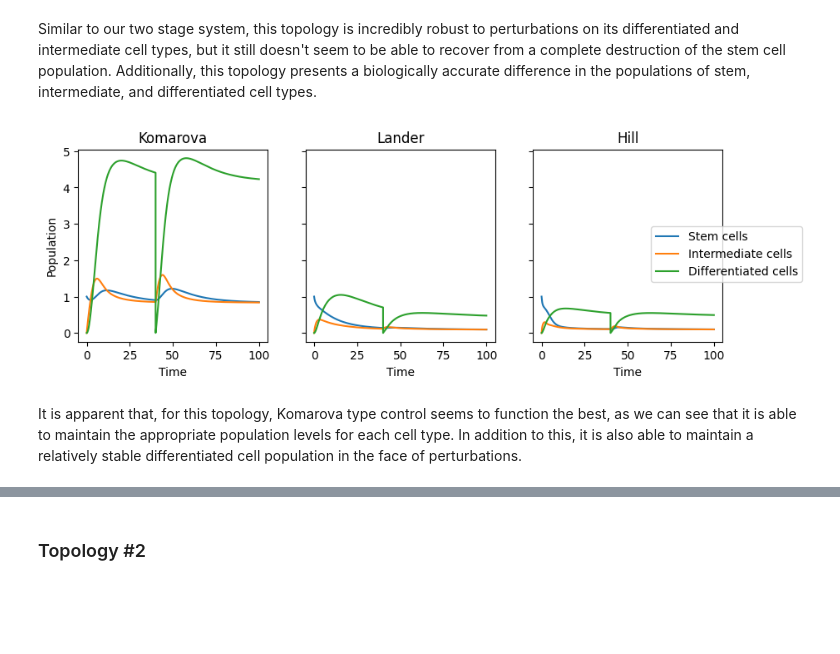
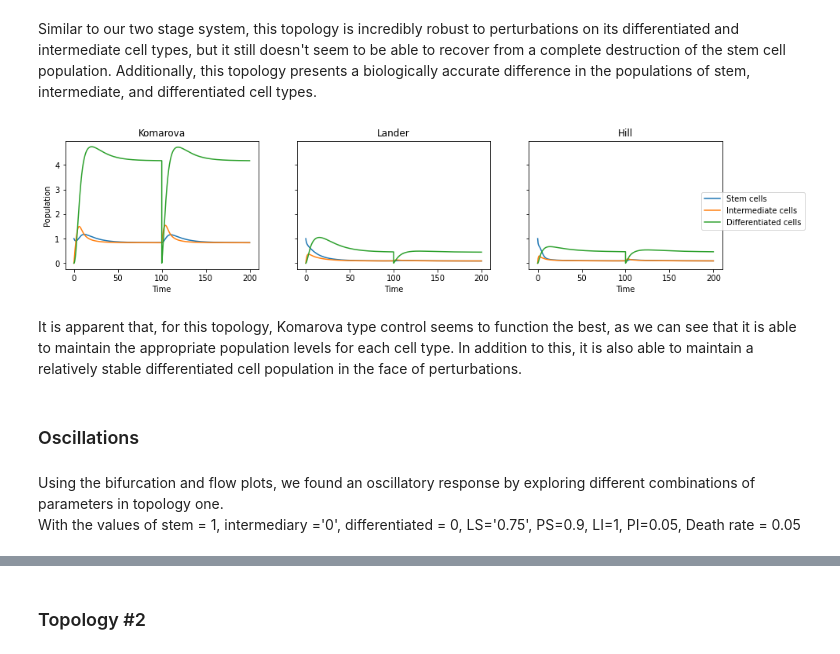
Before and after one commit to GJSeverino/Cell-Lineages, a Jupyter notebook: Nanohub_project.ipynb, the cells around one changed output, grey strips where cells are left out. Cells and saved outputs as stored; diff of their text form; code cells hidden in the pictures; blank space fills up the shorter version.

```diff
--- a/Nanohub_project.ipynb
+++ b/Nanohub_project.ipynb
@@ -822,27 +881,27 @@ Komarova = twoCompartmentModel(
   STEM='10', DIFF='0',
   L='0.5',P='0.5',D='0.1',
   Control=[inhib['komarova']('DIFF','5'), excite['komarova']('STEM','5'), '1'],
-  Events=['at time > 50: DIFF = 0'])
+  Events=['at time > 175: DIFF = 0'])
 Lander = twoCompartmentModel(
   STEM='10', DIFF='0',
   L='0.5',P='0.5',D='0.1',
   Control=[inhib['lander']('DIFF','5'), excite['lander']('STEM','5'), '1'],
-  Events=['at time > 50: DIFF = 0'])
+  Events=['at time > 175: DIFF = 0'])
 Hill = twoCompartmentModel(
   STEM='10', DIFF='0',
   L='0.5',P='0.5',D='0.1',
   Control=[inhib['hill']('DIFF','5','2'), excite['hill']('STEM','5','2'), '1'],
-  Events=['at time > 50: DIFF = 0'])
+  Events=['at time > 175: DIFF = 0'])
 
 r = te.loada(Komarova)
-s1 = r.simulate(0, 100, 10000,['STEM','DIFF'])
+s1 = r.simulate(0, 350, 10000,['STEM','DIFF'])
 r = te.loada(Lander)
-s2 = r.simulate(0, 100, 10000,['STEM','DIFF'])
+s2 = r.simulate(0, 350, 10000,['STEM','DIFF'])
 r = te.loada(Hill)
-s3 = r.simulate(0, 100, 10000,['STEM','DIFF'])
+s3 = r.simulate(0, 350, 10000,['STEM','DIFF'])
 
-time = np.arange(0, 100, 0.01)
-fig, (ax1, ax2, ax3) = plt.subplots(1, 3,figsize=(10,3), sharex=True, sharey=True)
+time = np.arange(0, 350, 0.035)
+fig, (ax1, ax2, ax3) = plt.subplots(1, 3,figsize=(15,3), sharex=True, sharey=True)
 ax1.plot(time, s1)
 ax1.set_title('Komarova Control')
 ax1.set_xlabel('Time')
@@ -942,46 +1014,51 @@ plt.show()
 # %% [markdown]
 Similar to our two stage system, this topology is incredibly robust to perturbations on its differentiated and intermediate cell types, but it still doesn't seem to be able to recover from a complete destruction of the stem cell population. Additionally, this topology presents a biologically accurate difference in the populations of stem, intermediate, and differentiated cell types.
 # %%
-InhibInhibInhib00 = threeCompartmentModel(
+K = threeCompartmentModel(
   STEM='1', INTER='0', DIFF='0',
   L_S='0.5',P_S='0.5',L_I='0.5',P_I='0.5',D='0.1',
   Control=[inhib['komarova']('STEM','5'), inhib['komarova']('INTER','5'), inhib['komarova']('DIFF','5'), '1','1'],
-  Events=['at time> 40: DIFF= 0;'])
+  Events=['at time> 100: DIFF= 0;'])
 
-InhibInhibInhib00PerturbINTER = threeCompartmentModel(
+L = threeCompartmentModel(
   STEM='1', INTER='0', DIFF='0',
   L_S='0.5',P_S='0.5',L_I='0.5',P_I='0.5',D='0.1',
   Control=[inhib['lander']('STEM','5'), inhib['lander']('INTER','5'), inhib['lander']('DIFF','5'), '1','1'],
-  Events=['at time> 40: DIFF= 0;'])
+  Events=['at time> 100: DIFF= 0;'])
 
-InhibInhibInhib00FAIL = threeCompartmentModel(
+H = threeCompartmentModel(
   STEM='1', INTER='0', DIFF='0',
   L_S='0.5',P_S='0.5',L_I='0.5',P_I='0.5',D='0.1',
   Control=[inhib['hill']('STEM','5'), inhib['hill']('INTER','5'), inhib['hill']('DIFF','5'), '1','1'],
-  Events=['at time> 40: DIFF= 0;'])
+  Events=['at time> 100: DIFF= 0;'])
 
-r = te.loada(InhibInhibInhib00)
-s1 = r.simulate(0, 100, 10000,['STEM', 'INTER','DIFF'])
-r = te.loada(InhibInhibInhib00PerturbINTER)
-s2 = r.simulate(0, 100, 10000,['STEM', 'INTER','DIFF'])
-r = te.loada(InhibInhibInhib00FAIL)
-s3 = r.simulate(0, 100, 10000,['STEM', 'INTER','DIFF'])
+r1 = te.loada(K)
+s1 = r1.simulate(0, 200, 10000,['STEM', 'INTER','DIFF'])
+r2 = te.loada(L)
+s2 = r2.simulate(0, 200, 10000,['STEM', 'INTER','DIFF'])
+r3 = te.loada(H)
+s3 = r3.simulate(0, 200, 10000,['STEM', 'INTER','DIFF'])
 
-time = np.arange(0, 100, 0.01)
-fig, (ax1, ax2, ax3) = plt.subplots(1, 3,figsize=(10,3), sharex=True, sharey=True)
+time = np.arange(0, 200, 0.02)
+fig, (ax1, ax2, ax3) = plt.subplots(1, 3,figsize=(15,3), sharex=True, sharey=True)
 ax1.plot(time, s1)
 ax1.set_title('Komarova')
 ax1.set_xlabel('Time')
 ax1.set_ylabel('Population')
 ax2.plot(time, s2)
 ax2.set_title('Lander')
 ax2.set_xlabel('Time')
 ax3.plot(time, s3)
 ax3.set_title('Hill')
 ax3.set_xlabel('Time')
 fig.legend(['Stem cells', 'Intermediate cells','Differentiated cells'], loc='center right')
 plt.show()
 # %% [output]
-[figure, old version]
+[figure, new version]
 # %% [markdown]
 It is apparent that, for this topology, Komarova type control seems to function the best, as we can see that it is able to maintain the appropriate population levels for each cell type. In addition to this, it is also able to maintain a relatively stable differentiated cell population in the face of perturbations.
+# %% [markdown]
+### Oscillations
+# %% [markdown]
+Using the bifurcation and flow plots, we found an oscillatory response by exploring different combinations of parameters in topology one.
+With the values of stem = 1, intermediary ='0', differentiated = 0, LS='0.75', PS=0.9, LI=1, PI=0.05, Death rate = 0.05
```
Also changed, not shown: parts of 27 cells of this notebook, 3 other files.
